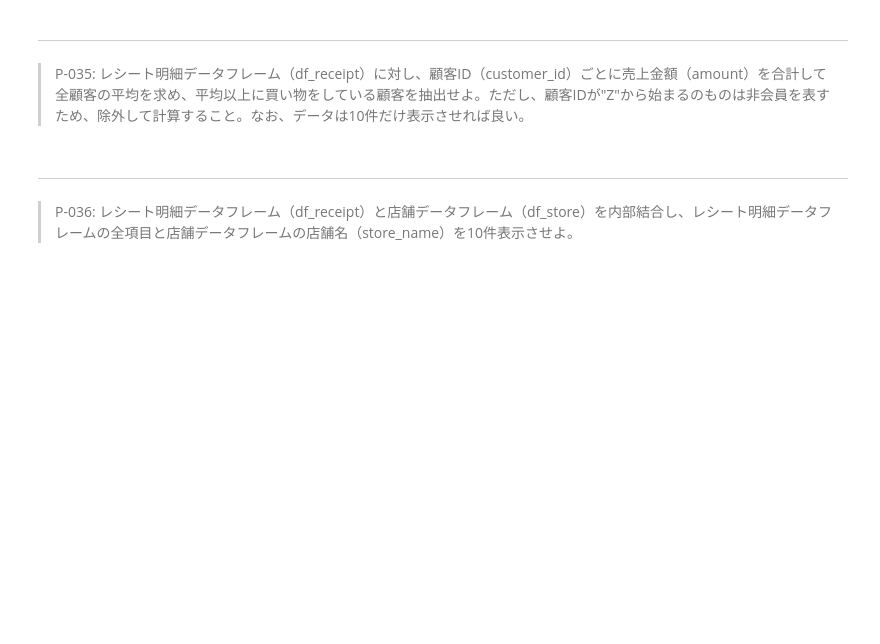
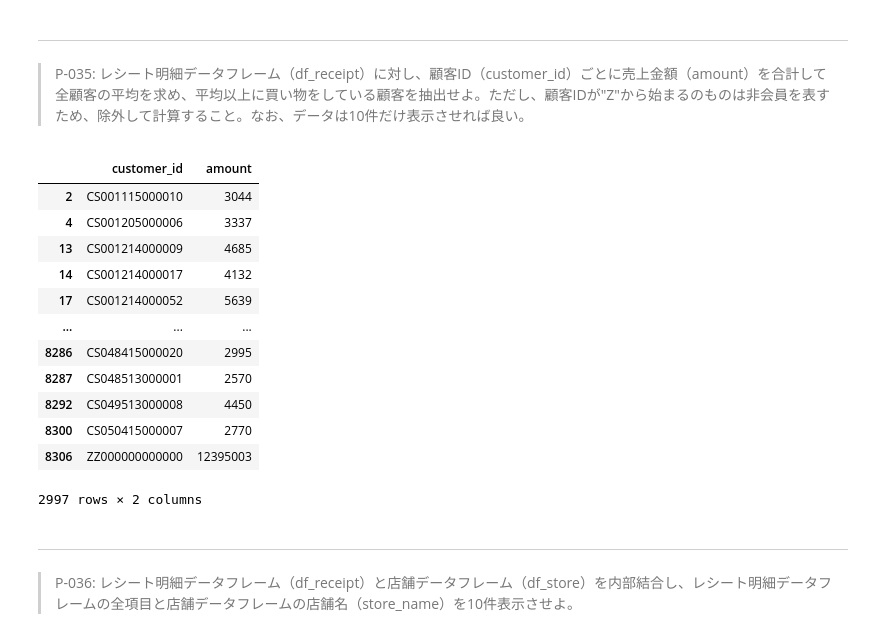
Before and after one commit to MurapyonCorp/100-knocks, a Jupyter notebook: preprocess_knock_Python_Azure.ipynb, the cells around one changed output. Drawn from its saved outputs; the diff is of its cells as text; code cells hidden in the pictures; blank space fills up the shorter version.

```diff
--- a/preprocess_knock_Python_Azure.ipynb
+++ b/preprocess_knock_Python_Azure.ipynb
@@ -655,6 +655,25 @@ df_receipt.query('not customer_id.str.startswith("Z")', engine='python').groupby
 # %% [markdown]
 ---
 > P-035: レシート明細データフレーム（df_receipt）に対し、顧客ID（customer_id）ごとに売上金額（amount）を合計して全顧客の平均を求め、平均以上に買い物をしている顧客を抽出せよ。ただし、顧客IDが"Z"から始まるのものは非会員を表すため、除外して計算すること。なお、データは10件だけ表示させれば良い。
+# %%
+import pandas as pd
+df_amount_mean = df_receipt.query('not customer_id.str.startswith("Z")', engine='python').groupby('customer_id').amount.sum().mean()
+df_customerid_amount_list = df_receipt.groupby('customer_id').amount.sum().reset_index()
+df_customerid_amount_list[df_customerid_amount_list['amount']>=df_amount_mean]
+# %% [output]
+|  | customer_id | amount |
+| 2 | CS001115000010 | 3044 |
+| 4 | CS001205000006 | 3337 |
+| 13 | CS001214000009 | 4685 |
+| 14 | CS001214000017 | 4132 |
+| 17 | CS001214000052 | 5639 |
+| ... | ... | ... |
+| 8286 | CS048415000020 | 2995 |
+| 8287 | CS048513000001 | 2570 |
+| 8292 | CS049513000008 | 4450 |
+| 8300 | CS050415000007 | 2770 |
+| 8306 | ZZ000000000000 | 12395003 |
+2997 rows × 2 columns
 # %% [markdown]
 ---
 > P-036: レシート明細データフレーム（df_receipt）と店舗データフレーム（df_store）を内部結合し、レシート明細データフレームの全項目と店舗データフレームの店舗名（store_name）を10件表示させよ。
```
